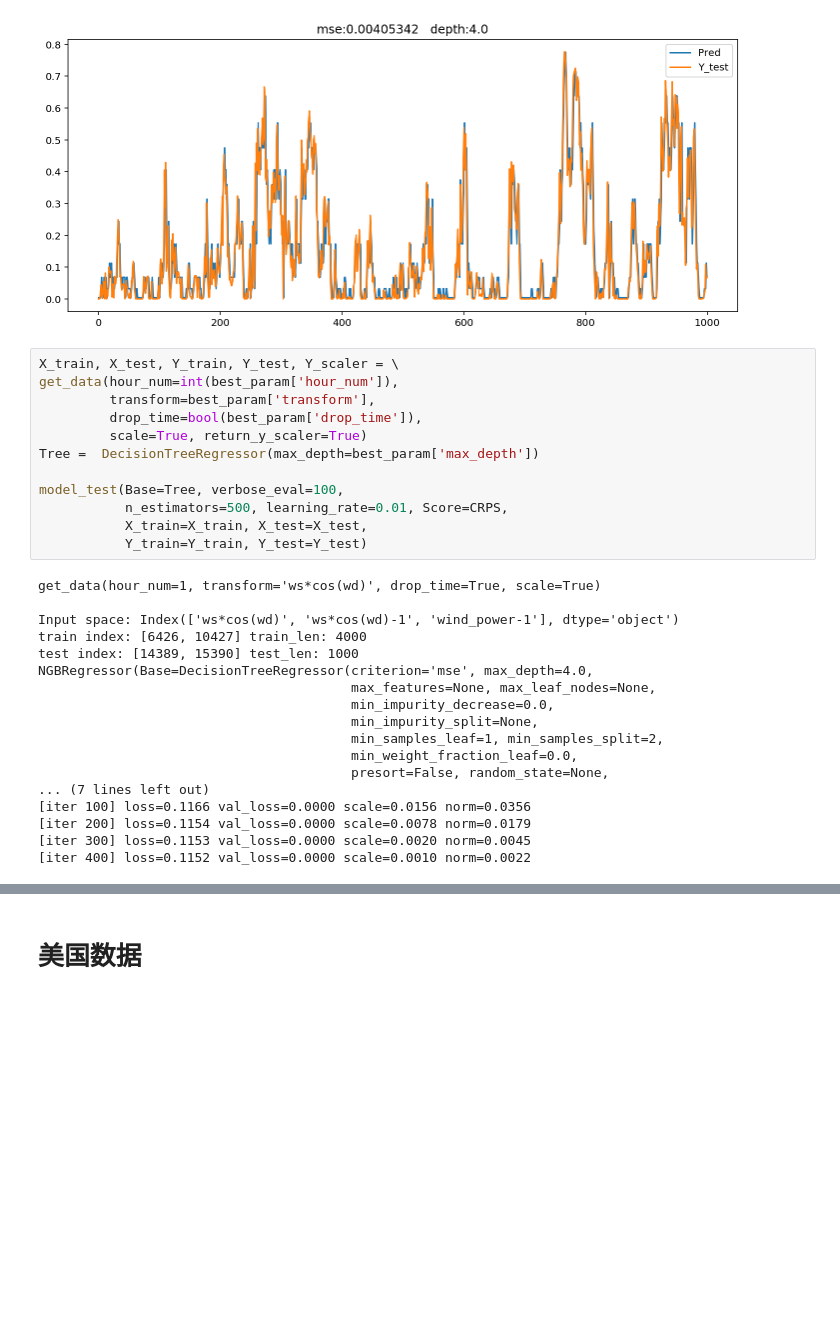
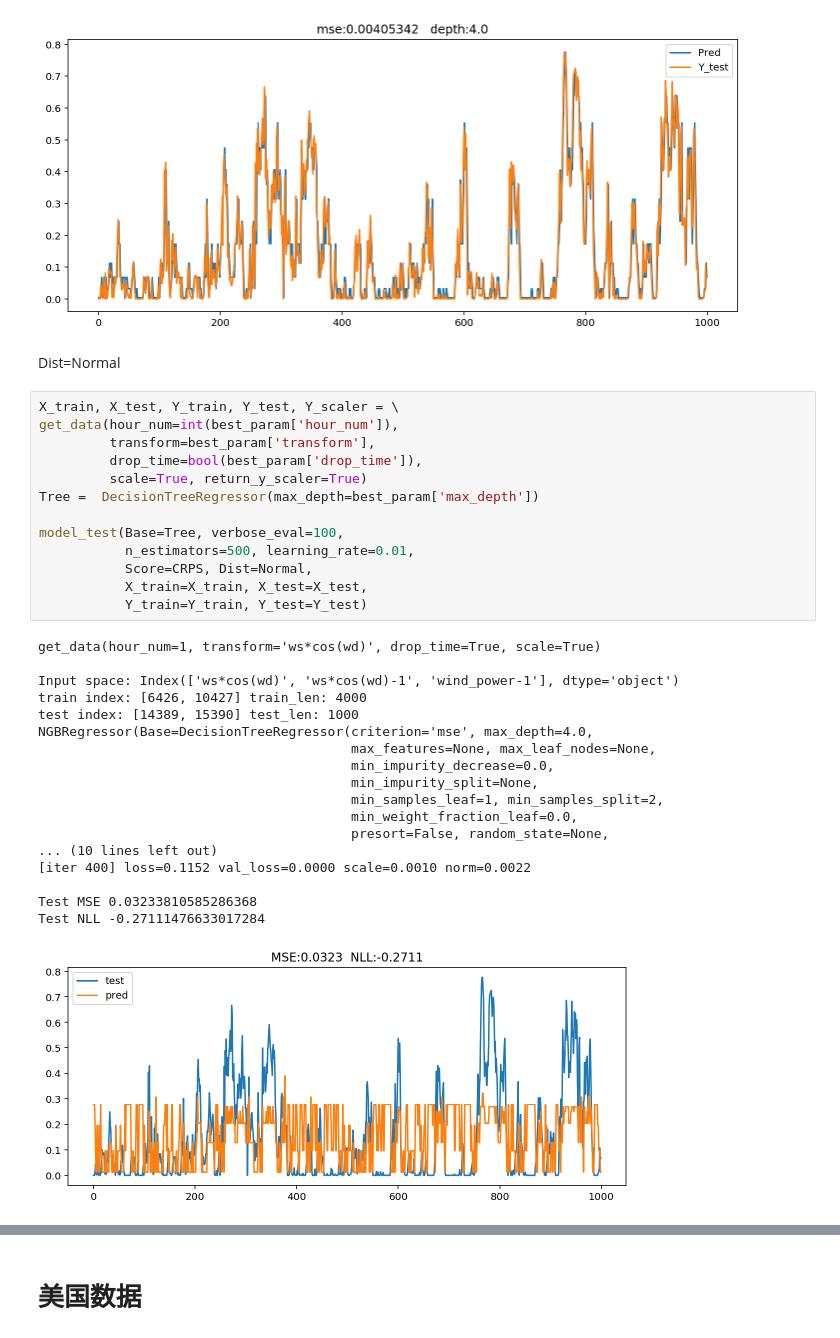
Before and after one commit to longdongchuan/ML_Project, a Jupyter notebook: ML - 2.1/input test/tree_esn/tree_ngboost.ipynb, the cells around one changed output, grey strips where cells are left out. Saved outputs shown, nothing was run; the diff lists cells and outputs as text; blank space fills up the shorter version.

Commit message:
try from tree_ngboost in log_normal

```diff
--- a/ML - 2.1/input test/tree_esn/tree_ngboost.ipynb
+++ b/ML - 2.1/input test/tree_esn/tree_ngboost.ipynb
@@ -28,33 +28,37 @@ Input space: Index(['ws*cos(wd)', 'ws*cos(wd)-1', 'wind_power-1'], dtype='object
 train index: [6426, 10427] train_len: 4000
 test index: [14389, 15390] test_len: 1000
 [figure]
+# %% [markdown]
+Dist=Normal
 # %%
 X_train, X_test, Y_train, Y_test, Y_scaler = \
 get_data(hour_num=int(best_param['hour_num']),
          transform=best_param['transform'],
          drop_time=bool(best_param['drop_time']),
          scale=True, return_y_scaler=True)
 Tree =  DecisionTreeRegressor(max_depth=best_param['max_depth'])
 
 model_test(Base=Tree, verbose_eval=100,
-           n_estimators=500, learning_rate=0.01, Score=CRPS,
+           n_estimators=500, learning_rate=0.01,
+           Score=CRPS, Dist=Normal,
            X_train=X_train, X_test=X_test,
            Y_train=Y_train, Y_test=Y_test)
 # %% [output]
 get_data(hour_num=1, transform='ws*cos(wd)', drop_time=True, scale=True)
 
 Input space: Index(['ws*cos(wd)', 'ws*cos(wd)-1', 'wind_power-1'], dtype='object')
 train index: [6426, 10427] train_len: 4000
 test index: [14389, 15390] test_len: 1000
 NGBRegressor(Base=DecisionTreeRegressor(criterion='mse', max_depth=4.0,
                                         max_features=None, max_leaf_nodes=None,
                                         min_impurity_decrease=0.0,
                                         min_impurity_split=None,
                                         min_samples_leaf=1, min_samples_split=2,
                                         min_weight_fraction_leaf=0.0,
                                         presort=False, random_state=None,
-... (7 lines left out)
-[iter 100] loss=0.1166 val_loss=0.0000 scale=0.0156 norm=0.0356
-[iter 200] loss=0.1154 val_loss=0.0000 scale=0.0078 norm=0.0179
-[iter 300] loss=0.1153 val_loss=0.0000 scale=0.0020 norm=0.0045
+... (10 lines left out)
 [iter 400] loss=0.1152 val_loss=0.0000 scale=0.0010 norm=0.0022
+
+Test MSE 0.03233810585286368
+Test NLL -0.27111476633017284
+[figure, added]
```
Also changed, not shown: parts of 4 cells of this notebook.
